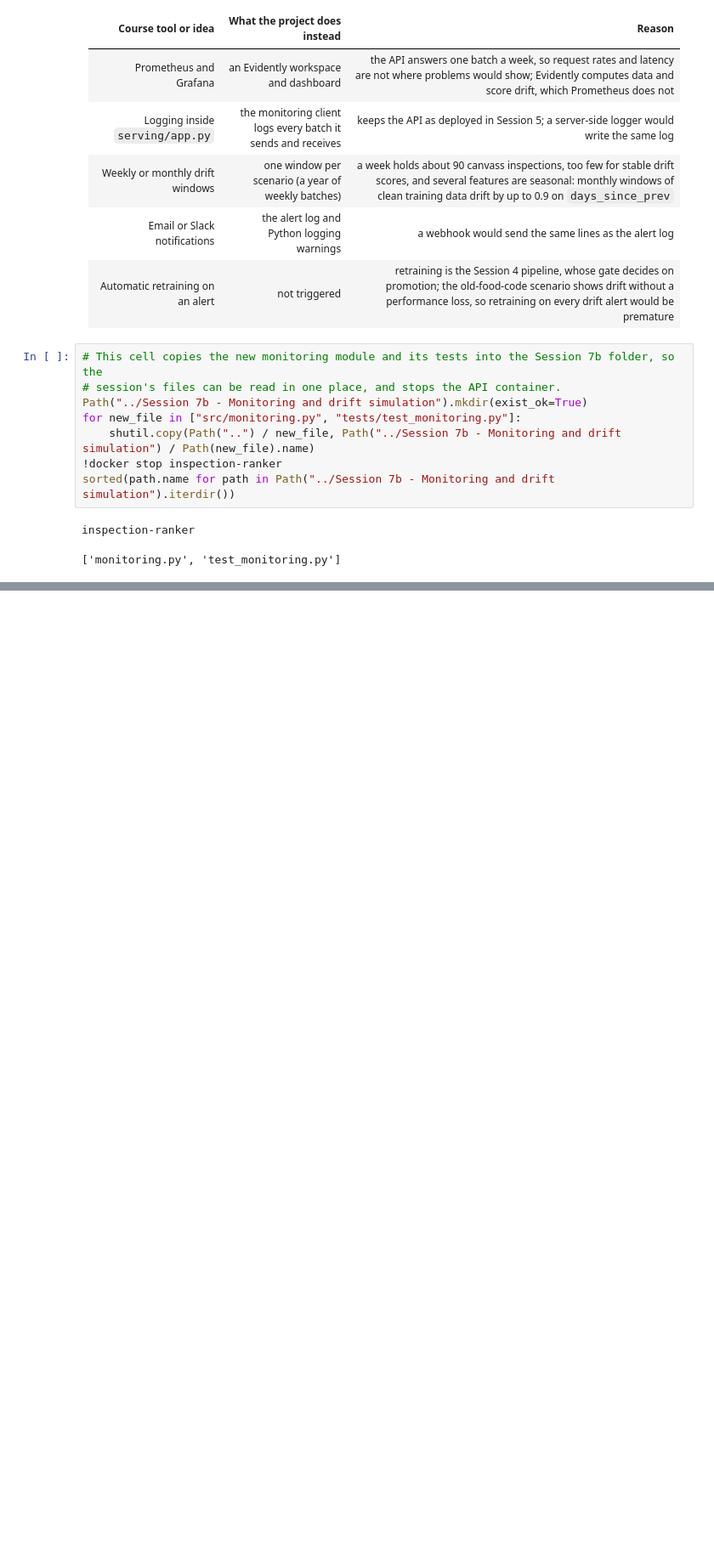
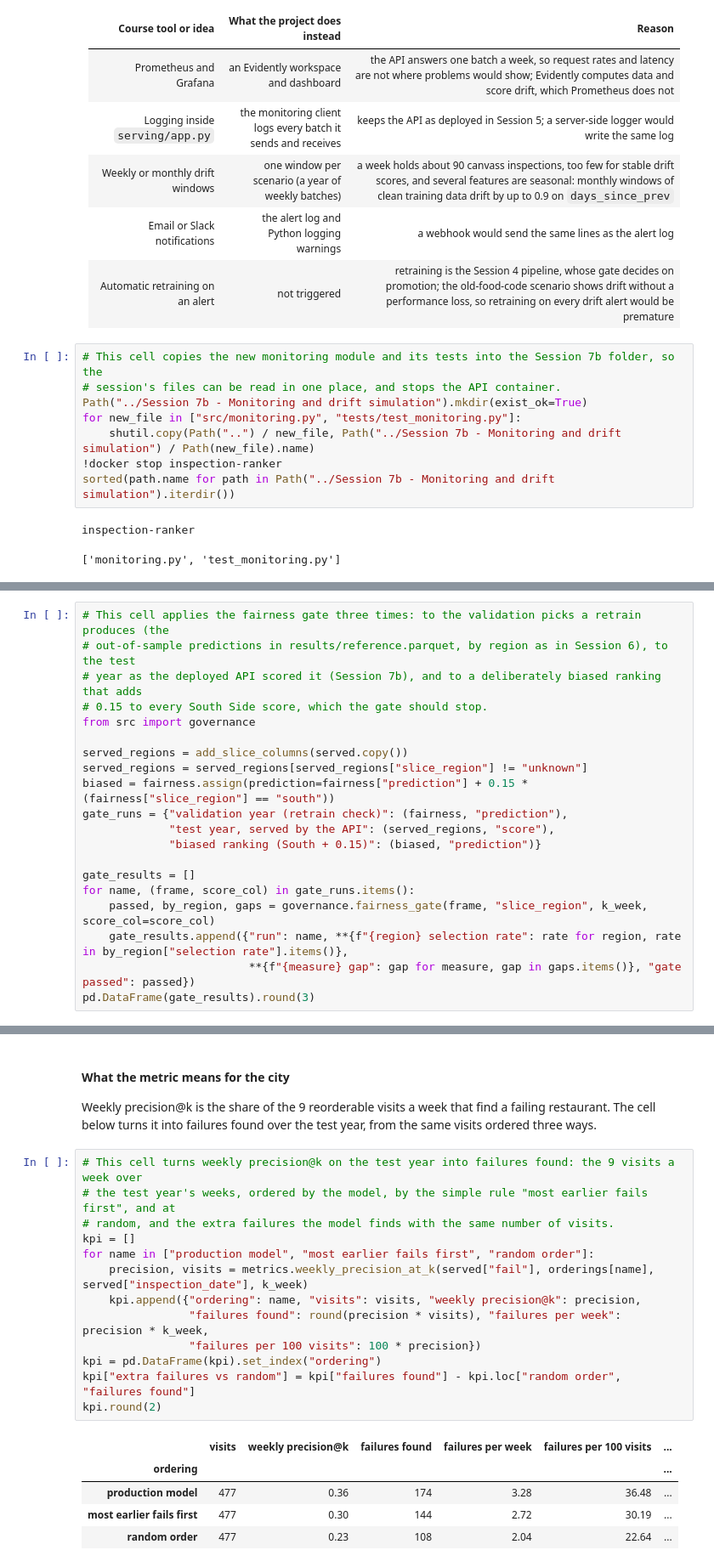
Before and after one commit to brookerios20/chicago-inspection-ranking-mlops, a Jupyter notebook: app/app.ipynb, the cells around one changed output, grey strips where cells are left out. Shown at 85% size. Drawn from its saved outputs; the diff is of its cells as text; blank space fills up the shorter version.

```diff
--- a/app/app.ipynb
+++ b/app/app.ipynb
@@ -4770,0 +4897,20 @@ inspection-ranker
+# %%
+# This cell applies the fairness gate three times: to the validation picks a retrain produces (the
+# out-of-sample predictions in results/reference.parquet, by region as in Session 6), to the test
+# year as the deployed API scored it (Session 7b), and to a deliberately biased ranking that adds
+# 0.15 to every South Side score, which the gate should stop.
+from src import governance
+
+served_regions = add_slice_columns(served.copy())
+served_regions = served_regions[served_regions["slice_region"] != "unknown"]
+biased = fairness.assign(prediction=fairness["prediction"] + 0.15 * (fairness["slice_region"] == "south"))
+gate_runs = {"validation year (retrain check)": (fairness, "prediction"),
+             "test year, served by the API": (served_regions, "score"),
+             "biased ranking (South + 0.15)": (biased, "prediction")}
+
+gate_results = []
+for name, (frame, score_col) in gate_runs.items():
+    passed, by_region, gaps = governance.fairness_gate(frame, "slice_region", k_week, score_col=score_col)
+    gate_results.append({"run": name, **{f"{region} selection rate": rate for region, rate in by_region["selection rate"].items()},
+                         **{f"{measure} gap": gap for measure, gap in gaps.items()}, "gate passed": passed})
+pd.DataFrame(gate_results).round(3)
@@ -4770,0 +5075,23 @@ inspection-ranker
+# %% [markdown]
+#### What the metric means for the city
+
+Weekly precision@k is the share of the 9 reorderable visits a week that find a failing restaurant. The cell below turns it into failures found over the test year, from the same visits ordered three ways.
+# %%
+# This cell turns weekly precision@k on the test year into failures found: the 9 visits a week over
+# the test year's weeks, ordered by the model, by the simple rule "most earlier fails first", and at
+# random, and the extra failures the model finds with the same number of visits.
+kpi = []
+for name in ["production model", "most earlier fails first", "random order"]:
+    precision, visits = metrics.weekly_precision_at_k(served["fail"], orderings[name], served["inspection_date"], k_week)
+    kpi.append({"ordering": name, "visits": visits, "weekly precision@k": precision,
+                "failures found": round(precision * visits), "failures per week": precision * k_week,
+                "failures per 100 visits": 100 * precision})
+kpi = pd.DataFrame(kpi).set_index("ordering")
+kpi["extra failures vs random"] = kpi["failures found"] - kpi.loc["random order", "failures found"]
+kpi.round(2)
+# %% [output]
+|  | visits | weekly precision@k | failures found | failures per week | failures per 100 visits | ... |
+| ordering |  |  |  |  |  | ... |
+| production model | 477 | 0.36 | 174 | 3.28 | 36.48 | ... |
+| most earlier fails first | 477 | 0.30 | 144 | 2.72 | 30.19 | ... |
+| random order | 477 | 0.23 | 108 | 2.04 | 22.64 | ... |
```
Also changed, not shown: parts of 29 cells of this notebook, 10 other files.
